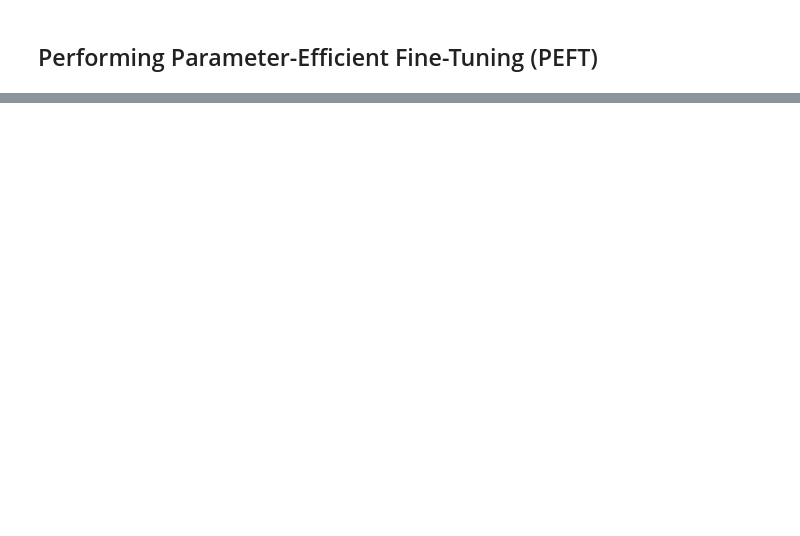
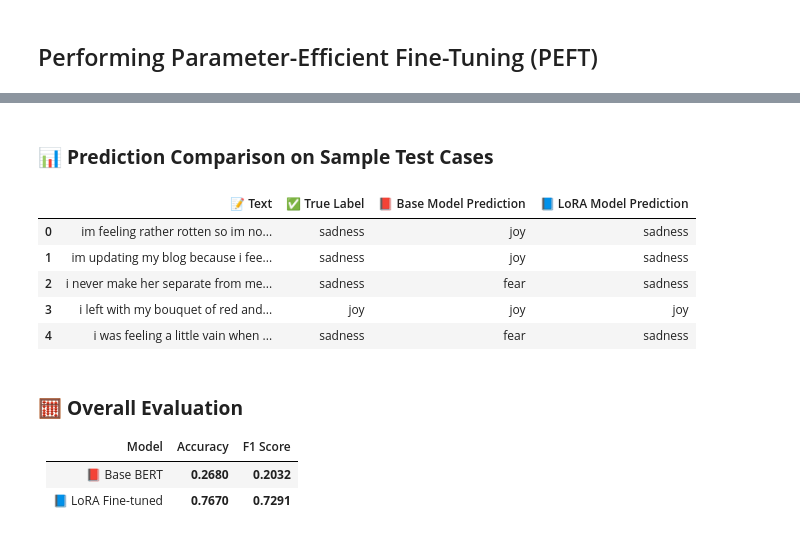
Before and after one commit to Brnn043/EmotionClassifierAI, a Jupyter notebook: emotion_classifier_bert_lora.ipynb, the cells around one changed output, grey strips where cells are left out. Drawn from its saved outputs; the diff is of its cells as text; code cells hidden in the pictures; blank space fills up the shorter version.

Commit message:
feat: train and evaluate

```diff
--- a/emotion_classifier_bert_lora.ipynb
+++ b/emotion_classifier_bert_lora.ipynb
@@ -73,0 +227,5 @@ def string_to_label(string):
+# %%
+import evaluate
+
+accuracy_metric = evaluate.load("accuracy")
+f1_metric = evaluate.load("f1")
@@ -73,0 +261,3 @@ def string_to_label(string):
+# %%
+acc_lora, f1_lora = evaluate_model(model, dataset["test"], tokenizer)
+print(f"📘 Trained LoRA Model:\n - Accuracy: {acc_lora['accuracy']:.4f} | F1: {f1_lora['f1']:.4f}")
@@ -73,0 +267,5 @@ def string_to_label(string):
+# %%
+base_model = AutoModelForSequenceClassification.from_pretrained(model_name, num_labels=6)
+
+acc_base, f1_base = evaluate_model(base_model, dataset["test"], tokenizer)
+print(f"📕 Base Model (Untrained):\n - Accuracy: {acc_base['accuracy']:.4f} | F1: {f1_base['f1']:.4f}")
@@ -73,0 +277,57 @@ def string_to_label(string):
+# %%
+import pandas as pd
+from IPython.display import display, Markdown
+
+sample_dataset = dataset["test"].select(range(5))
+sample_texts = sample_dataset["text"]
+true_labels = sample_dataset["label"]
+
+def predict_labels(model, texts):
+    model.eval()
+    preds = []
+    with torch.no_grad():
+        for text in texts:
+            inputs = tokenizer(text, return_tensors="pt", padding=True, truncation=True, max_length=128).to(model.device)
+            outputs = model(**inputs)
+            logits = outputs.logits
+            pred = torch.argmax(logits, dim=1).item()
+            preds.append(pred)
+    return preds
+
+base_preds = predict_labels(base_model, sample_texts)
+lora_preds = predict_labels(model, sample_texts)
+
+def id_to_label(idx):
+    return label_map[idx]
+
+df = pd.DataFrame({
+    "📝 Text": sample_texts,
+    "✅ True Label": [id_to_label(l) for l in true_labels],
+    "📕 Base Model Prediction": [id_to_label(p) for p in base_preds],
+    "📘 LoRA Model Prediction": [id_to_label(p) for p in lora_preds],
+})
+
+display(Markdown("### 📊 **Prediction Comparison on Sample Test Cases**"))
+display(df)
+
+display(Markdown(f"""
+### 🧮 **Overall Evaluation**
+| Model | Accuracy | F1 Score |
+|-------|----------|----------|
+| 📕 Base BERT | **{acc_base['accuracy']:.4f}** | **{f1_base['f1']:.4f}** |
+| 📘 LoRA Fine-tuned | **{acc_lora['accuracy']:.4f}** | **{f1_lora['f1']:.4f}** |
+"""))
+# %% [output]
+### 📊 **Prediction Comparison on Sample Test Cases**
+|  | 📝 Text | ✅ True Label | 📕 Base Model Prediction | 📘 LoRA Model Prediction |
+| 0 | im feeling rather rotten so im no... | sadness | joy | sadness |
+| 1 | im updating my blog because i fee... | sadness | joy | sadness |
+| 2 | i never make her separate from me... | sadness | fear | sadness |
+| 3 | i left with my bouquet of red and... | joy | joy | joy |
+| 4 | i was feeling a little vain when ... | sadness | fear | sadness |
+
+### 🧮 **Overall Evaluation**
+| Model | Accuracy | F1 Score |
+|-------|----------|----------|
+| 📕 Base BERT | **0.2680** | **0.2032** |
+| 📘 LoRA Fine-tuned | **0.7670** | **0.7291** |
```
Also changed, not shown: parts of 19 cells of this notebook.
